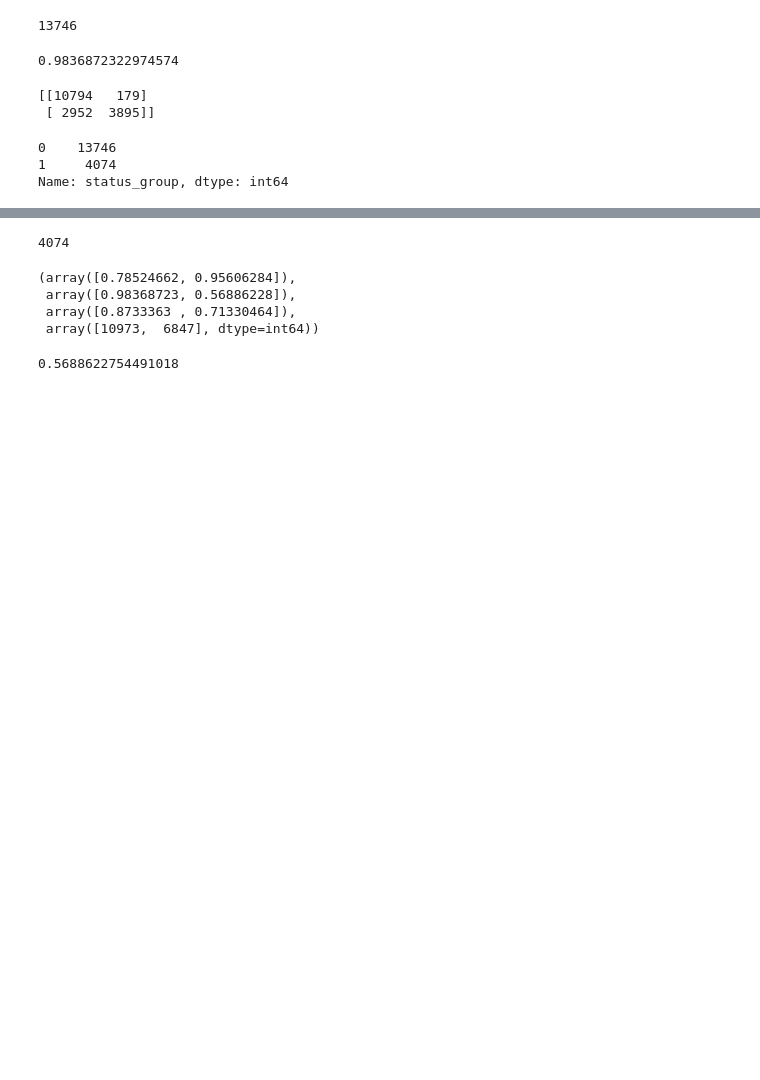
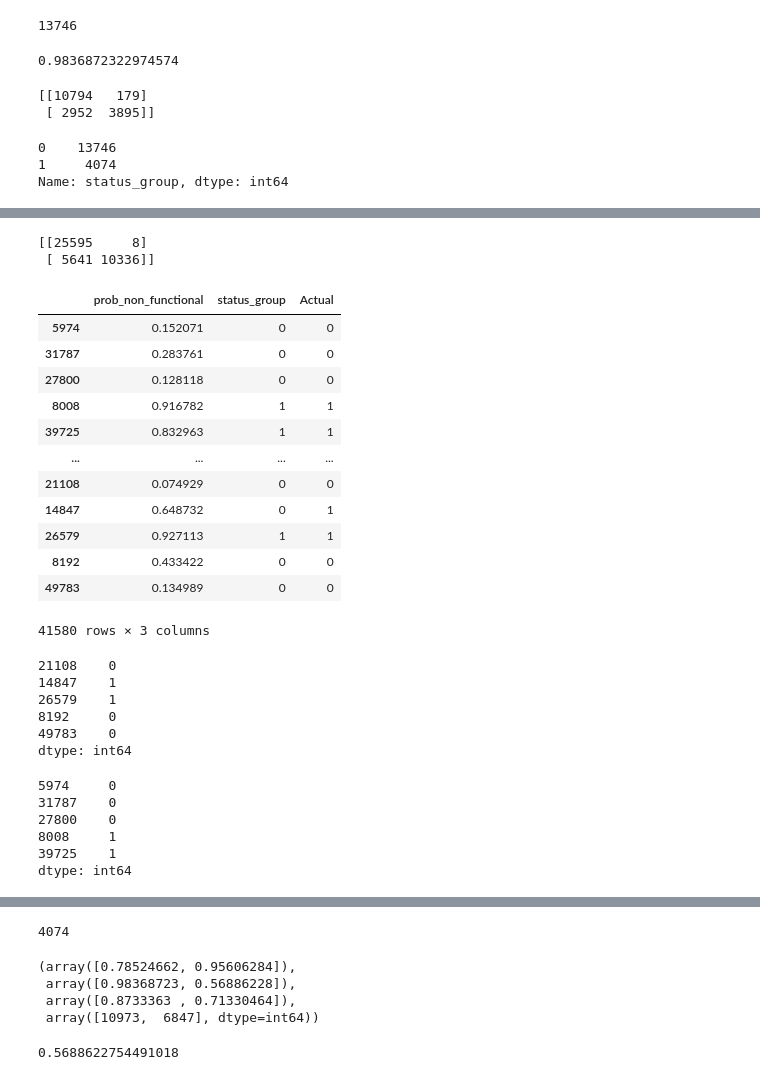
Before and after one commit to atalebizadeh/DS-Career-Track, a Jupyter notebook: Capstone Project 1/Water Pumps/Water Pumps - Modeling and Prediction.ipynb, the cells around one changed output, grey strips where cells are left out. Drawn from its saved outputs; the diff is of its cells as text; code cells hidden in the pictures; blank space fills up the shorter version.

```diff
--- a/Capstone Project 1/Water Pumps/Water Pumps - Modeling and Prediction.ipynb
+++ b/Capstone Project 1/Water Pumps/Water Pumps - Modeling and Prediction.ipynb
@@ -783,0 +823,39 @@ Name: status_group, dtype: int64
+# %%
+print(confusion_matrix(y_train, preds_train['status_group']))
+# %% [output]
+[[25595     8]
+ [ 5641 10336]]
+# %%
+preds_train
+# %% [output]
+|  | prob_non_functional | status_group | Actual |
+| 5974 | 0.152071 | 0 | 0 |
+| 31787 | 0.283761 | 0 | 0 |
+| 27800 | 0.128118 | 0 | 0 |
+| 8008 | 0.916782 | 1 | 1 |
+| 39725 | 0.832963 | 1 | 1 |
+| ... | ... | ... | ... |
+| 21108 | 0.074929 | 0 | 0 |
+| 14847 | 0.648732 | 0 | 1 |
+| 26579 | 0.927113 | 1 | 1 |
+| 8192 | 0.433422 | 0 | 0 |
+| 49783 | 0.134989 | 0 | 0 |
+41580 rows × 3 columns
+# %%
+y_train.tail()
+# %% [output]
+21108    0
+14847    1
+26579    1
+8192     0
+49783    0
+dtype: int64
+# %%
+y_train.head()
+# %% [output]
+5974     0
+31787    0
+27800    0
+8008     1
+39725    1
+dtype: int64
```
Also changed, not shown: parts of 24 cells of this notebook.
